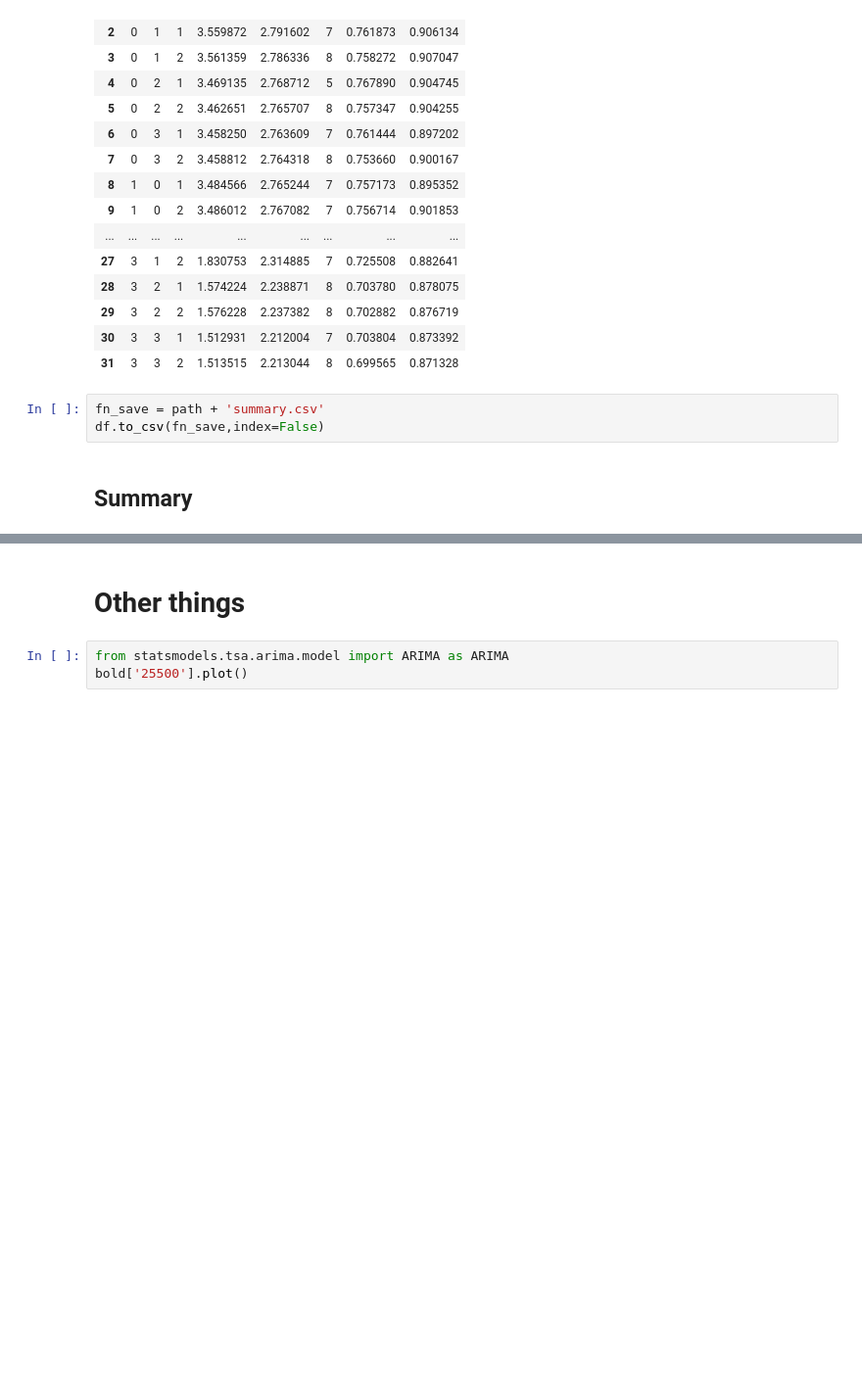
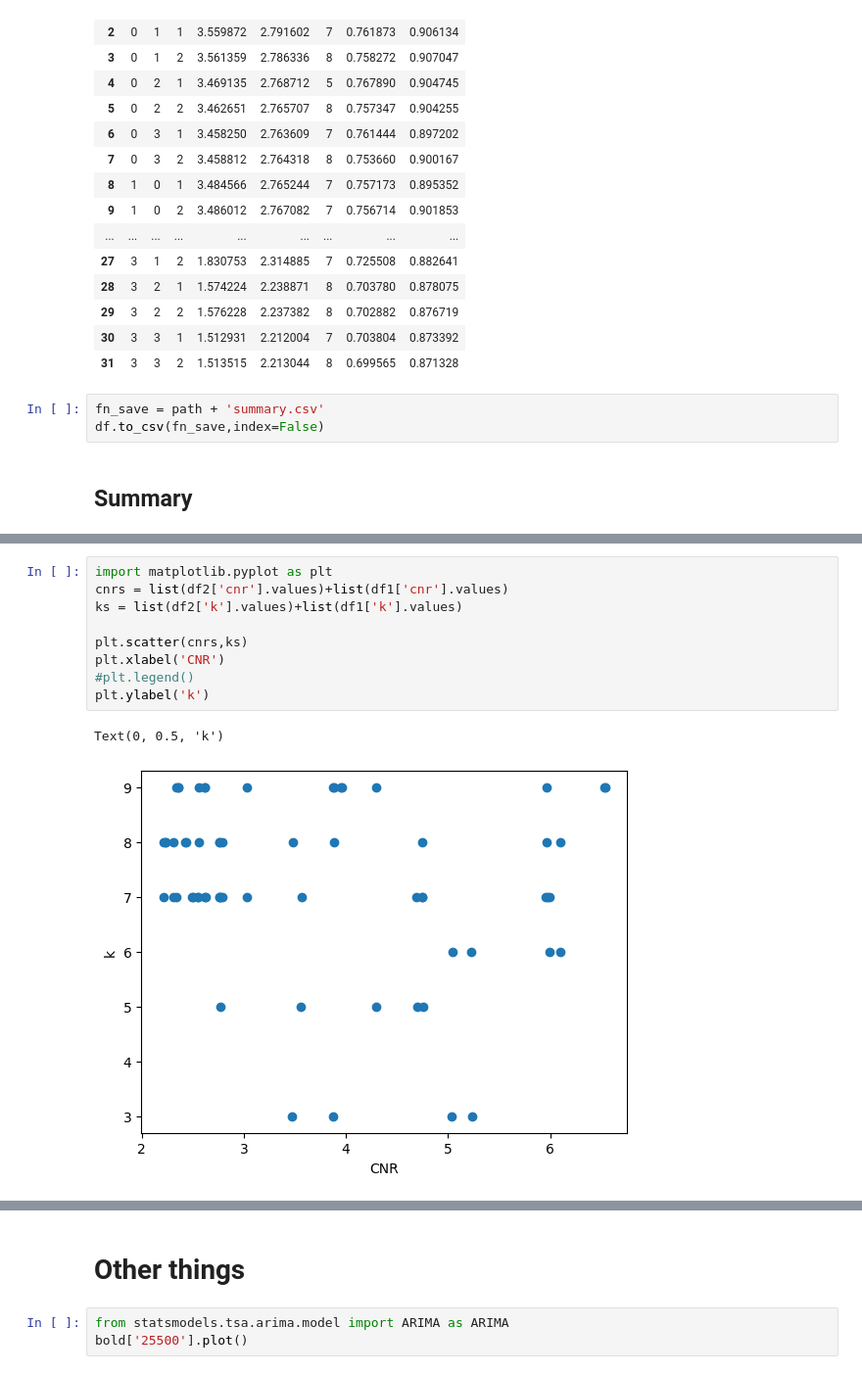
Before and after one commit to juanesfco/Thesis, a Jupyter notebook: resultsSims.ipynb, the cells around one changed output, grey strips where cells are left out. Shown at 98% size. Saved outputs shown, nothing was run; the diff lists cells and outputs as text; blank space fills up the shorter version.

```diff
--- a/resultsSims.ipynb
+++ b/resultsSims.ipynb
@@ -378,0 +399,12 @@ df.to_csv(fn_save,index=False)
+# %%
+import matplotlib.pyplot as plt
+cnrs = list(df2['cnr'].values)+list(df1['cnr'].values)
+ks = list(df2['k'].values)+list(df1['k'].values)
+
+plt.scatter(cnrs,ks)
+plt.xlabel('CNR')
+#plt.legend()
+plt.ylabel('k')
+# %% [output]
+Text(0, 0.5, 'k')
+[figure, added]
```
Also changed, not shown: parts of 3 cells of this notebook.
